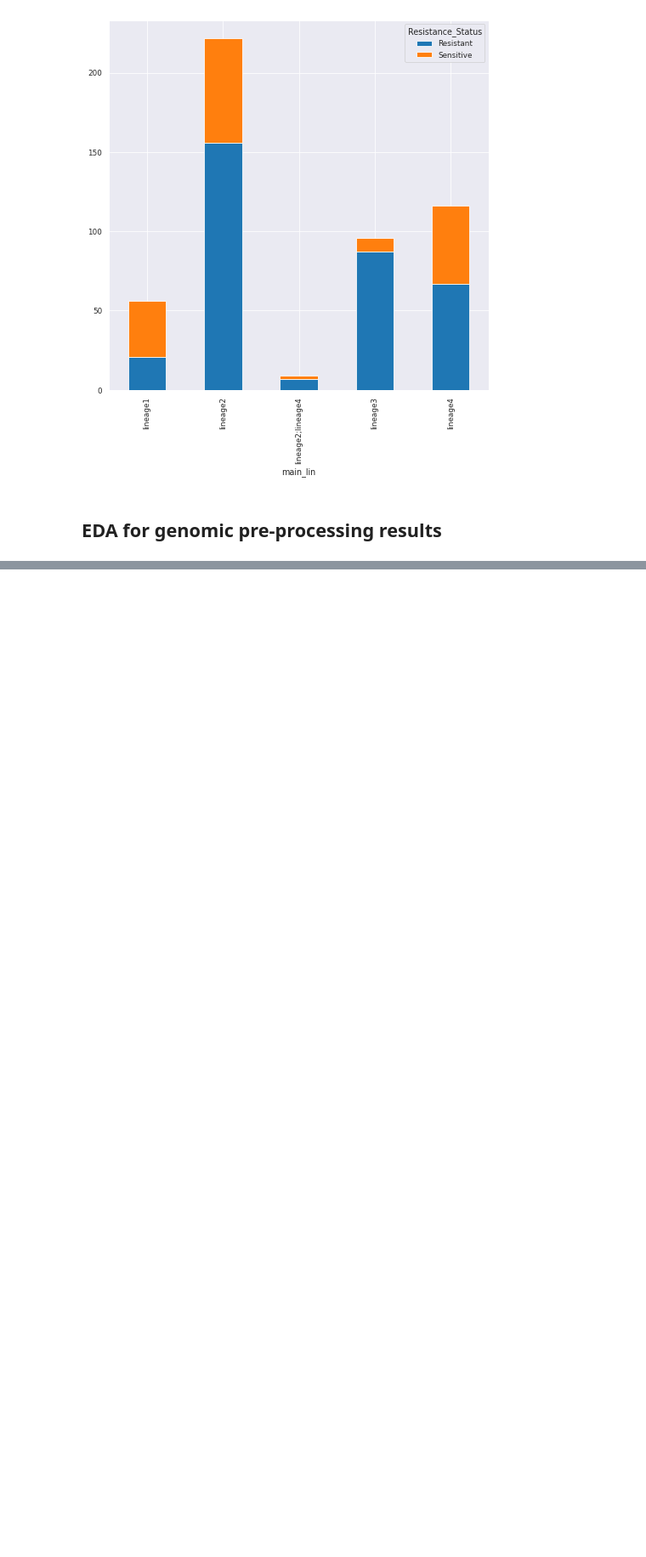
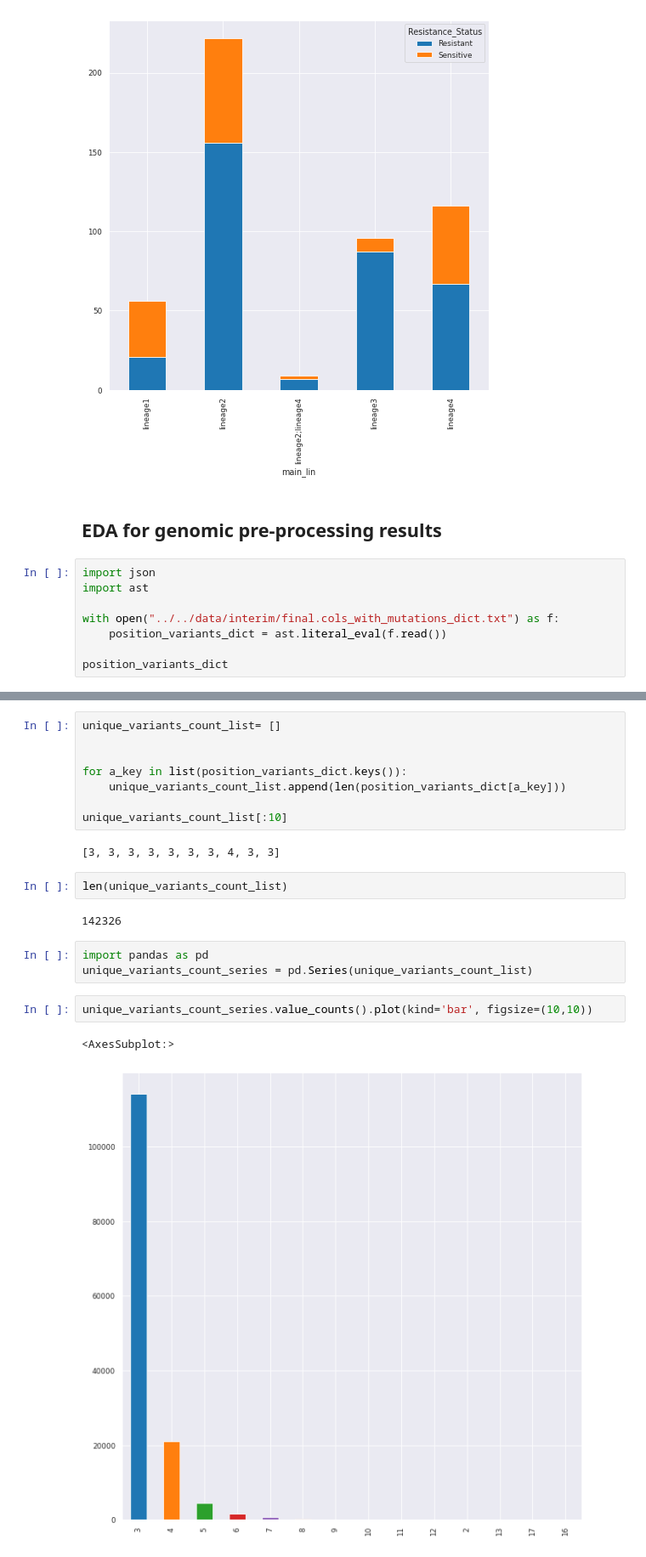
Before and after one commit to abhi18av/LJMU_Masters_Dissertation, a Jupyter notebook: src/notebooks/FINAL/003_eda_mono_resistance.ipynb, the cells around one changed output, grey strips where cells are left out. Shown at 85% size. Drawn from its saved outputs; the diff is of its cells as text; blank space fills up the shorter version.

```diff
--- a/src/notebooks/FINAL/003_eda_mono_resistance.ipynb
+++ b/src/notebooks/FINAL/003_eda_mono_resistance.ipynb
@@ -206,3 +206,11 @@ pd.crosstab(index= binarized_resistance_status_test_df['main_lin'], columns=bina
 [figure]
 # %% [markdown]
 ## EDA for genomic pre-processing results
+# %%
+import json
+import ast
+
+with open("../../data/interim/final.cols_with_mutations_dict.txt") as f:
+    position_variants_dict = ast.literal_eval(f.read())
+
+position_variants_dict
@@ -208,0 +235,22 @@ pd.crosstab(index= binarized_resistance_status_test_df['main_lin'], columns=bina
+# %%
+unique_variants_count_list= []
+
+
+for a_key in list(position_variants_dict.keys()):
+    unique_variants_count_list.append(len(position_variants_dict[a_key]))
+
+unique_variants_count_list[:10]
+# %% [output]
+[3, 3, 3, 3, 3, 3, 3, 4, 3, 3]
+# %%
+len(unique_variants_count_list)
+# %% [output]
+142326
+# %%
+import pandas as pd
+unique_variants_count_series = pd.Series(unique_variants_count_list)
+# %%
+unique_variants_count_series.value_counts().plot(kind='bar', figsize=(10,10))
+# %% [output]
+<AxesSubplot:>
+[figure, added]
```
Also changed, not shown: parts of 16 cells of this notebook, 5 other files.
